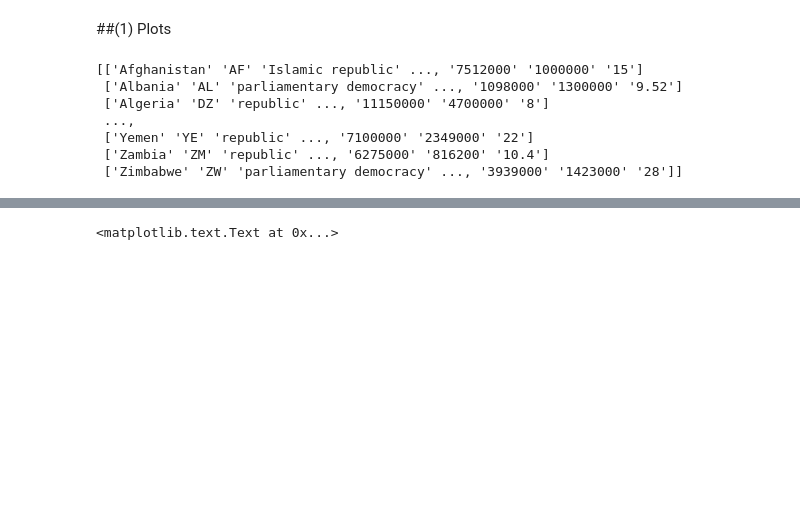
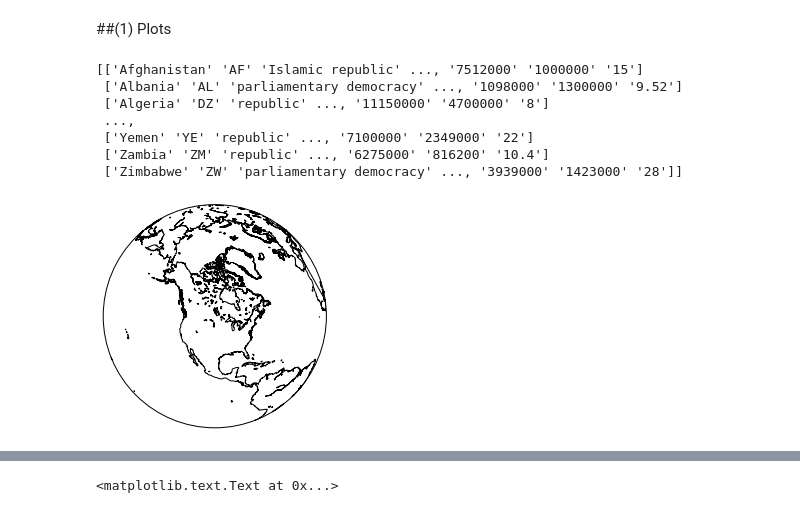
Before and after one commit to thinkadd/Data-Science, a Jupyter notebook: Homework1.ipynb, the cells around one changed output, grey strips where cells are left out. Cells and saved outputs as stored; diff of their text form; code cells hidden in the pictures; blank space fills up the shorter version.

```diff
--- a/Homework1.ipynb
+++ b/Homework1.ipynb
@@ -47,0 +50,9 @@ import matplotlib.pyplot as plt
+# %%
+map = Basemap(projection='ortho', lat_0=50, lon_0=-100,
+              resolution='l', area_thresh=1000.0)
+
+map.drawcoastlines()
+
+plt.show()
+# %% [output]
+[figure, added]
```
Also changed, not shown: parts of 4 cells of this notebook.
